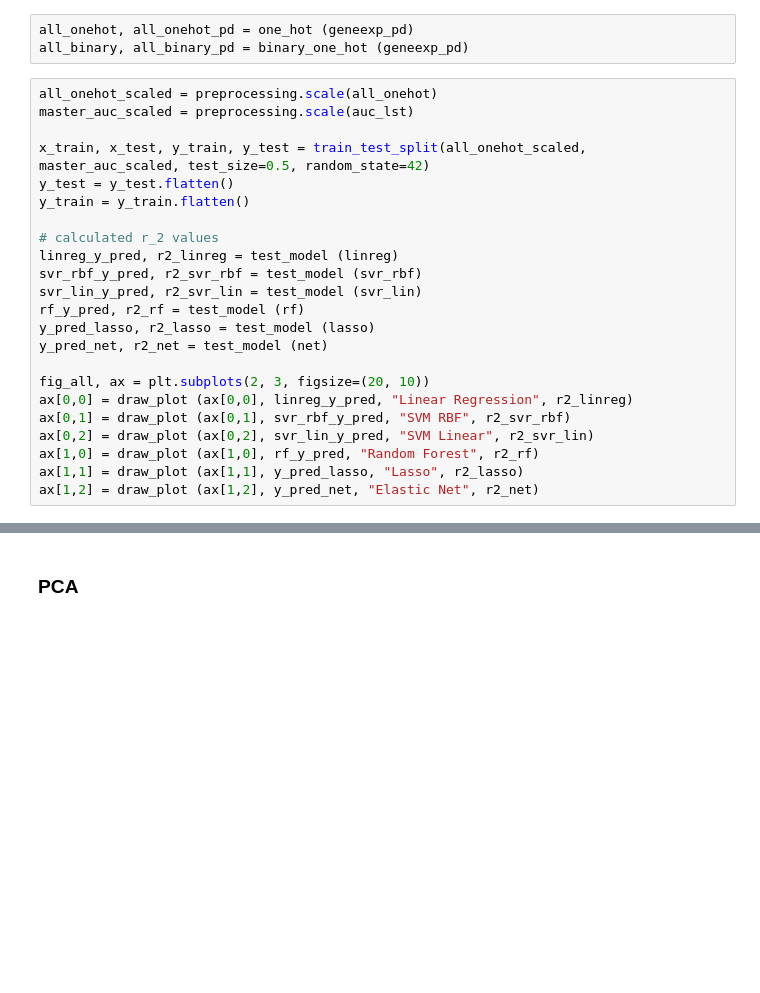
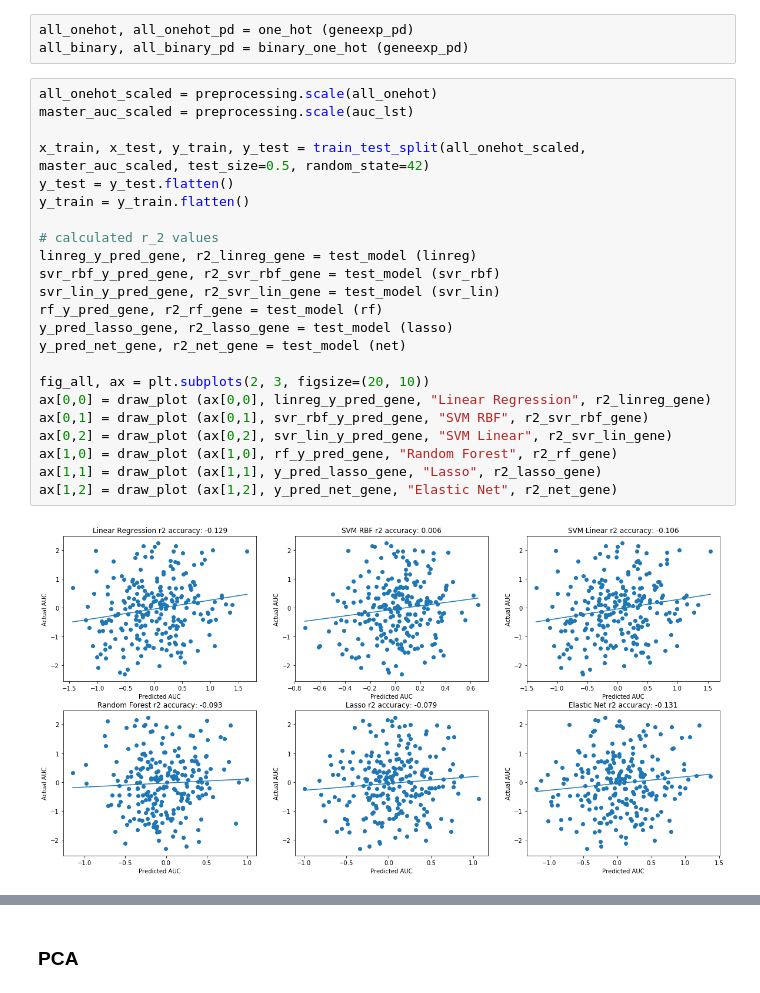
Before and after one commit to charlesriver/radiation, a Jupyter notebook: Gene Expression v01.ipynb, the cells around one changed output, grey strips where cells are left out. Drawn from its saved outputs; the diff is of its cells as text; blank space fills up the shorter version.

Commit message:
fixed gene exp

```diff
--- a/Gene Expression v01.ipynb
+++ b/Gene Expression v01.ipynb
@@ -272,26 +281,28 @@ all_binary, all_binary_pd = binary_one_hot (geneexp_pd)
 # %%
 all_onehot_scaled = preprocessing.scale(all_onehot)
 master_auc_scaled = preprocessing.scale(auc_lst)
 
 x_train, x_test, y_train, y_test = train_test_split(all_onehot_scaled, master_auc_scaled, test_size=0.5, random_state=42)
 y_test = y_test.flatten()
 y_train = y_train.flatten()
 
 # calculated r_2 values
-linreg_y_pred, r2_linreg = test_model (linreg)
-svr_rbf_y_pred, r2_svr_rbf = test_model (svr_rbf)
-svr_lin_y_pred, r2_svr_lin = test_model (svr_lin)
-rf_y_pred, r2_rf = test_model (rf)
-y_pred_lasso, r2_lasso = test_model (lasso)
-y_pred_net, r2_net = test_model (net)
+linreg_y_pred_gene, r2_linreg_gene = test_model (linreg)
+svr_rbf_y_pred_gene, r2_svr_rbf_gene = test_model (svr_rbf)
+svr_lin_y_pred_gene, r2_svr_lin_gene = test_model (svr_lin)
+rf_y_pred_gene, r2_rf_gene = test_model (rf)
+y_pred_lasso_gene, r2_lasso_gene = test_model (lasso)
+y_pred_net_gene, r2_net_gene = test_model (net)
 
 fig_all, ax = plt.subplots(2, 3, figsize=(20, 10))
-ax[0,0] = draw_plot (ax[0,0], linreg_y_pred, "Linear Regression", r2_linreg)
-ax[0,1] = draw_plot (ax[0,1], svr_rbf_y_pred, "SVM RBF", r2_svr_rbf)
-ax[0,2] = draw_plot (ax[0,2], svr_lin_y_pred, "SVM Linear", r2_svr_lin)
-ax[1,0] = draw_plot (ax[1,0], rf_y_pred, "Random Forest", r2_rf)
-ax[1,1] = draw_plot (ax[1,1], y_pred_lasso, "Lasso", r2_lasso)
-ax[1,2] = draw_plot (ax[1,2], y_pred_net, "Elastic Net", r2_net)
+ax[0,0] = draw_plot (ax[0,0], linreg_y_pred_gene, "Linear Regression", r2_linreg_gene)
+ax[0,1] = draw_plot (ax[0,1], svr_rbf_y_pred_gene, "SVM RBF", r2_svr_rbf_gene)
+ax[0,2] = draw_plot (ax[0,2], svr_lin_y_pred_gene, "SVM Linear", r2_svr_lin_gene)
+ax[1,0] = draw_plot (ax[1,0], rf_y_pred_gene, "Random Forest", r2_rf_gene)
+ax[1,1] = draw_plot (ax[1,1], y_pred_lasso_gene, "Lasso", r2_lasso_gene)
+ax[1,2] = draw_plot (ax[1,2], y_pred_net_gene, "Elastic Net", r2_net_gene)
+# %% [output]
+[figure, added]
 # %%
 all_onehot_scaled = preprocessing.scale(all_binary)
 master_auc_scaled = preprocessing.scale(auc_lst)
```
Also changed, not shown: parts of 17 cells of this notebook.
